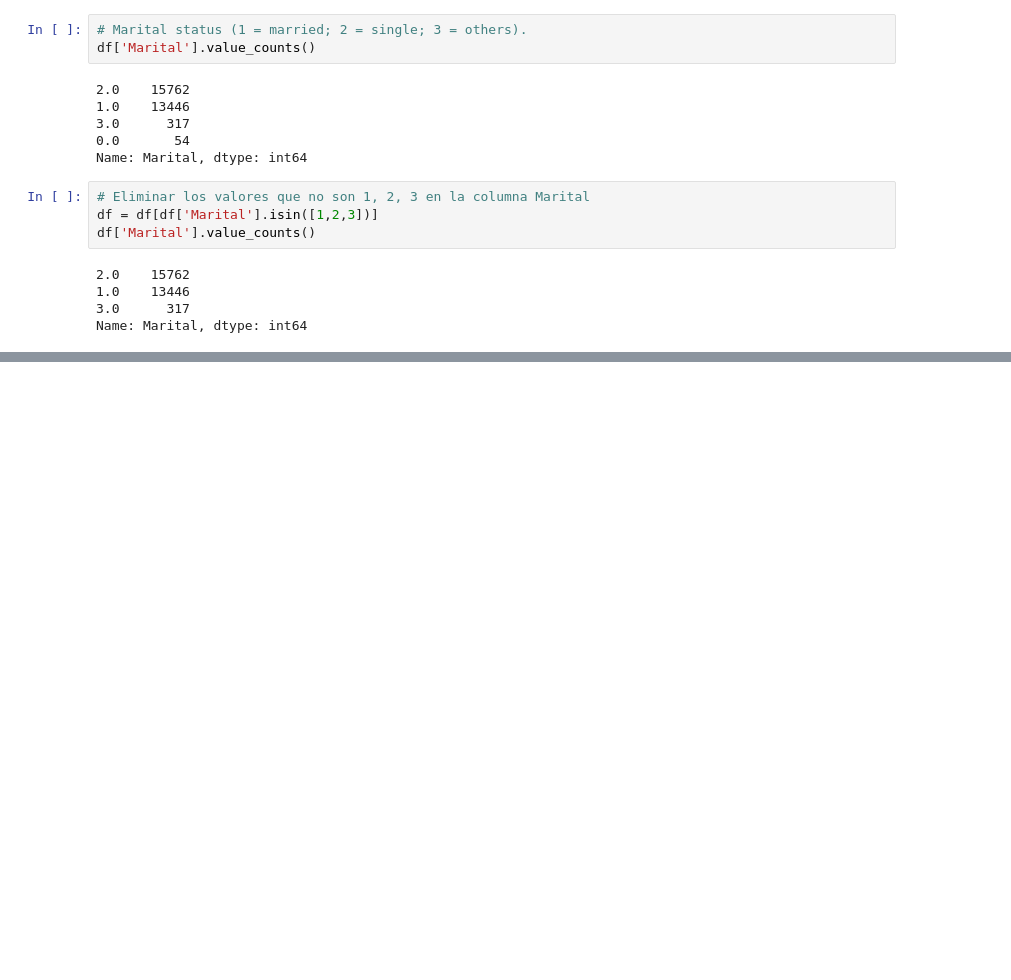
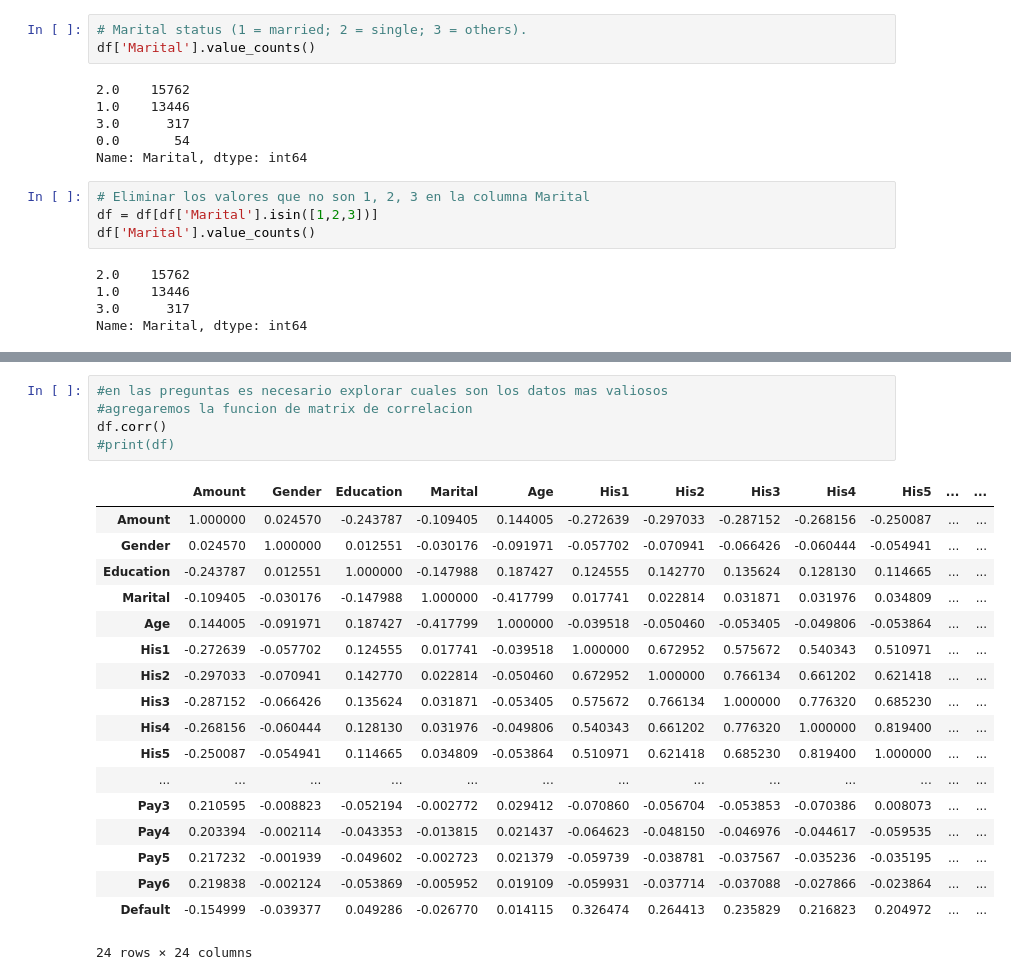
Before and after one commit to PosgradoMNA/actividades-del-projecto-equipo_104, a Jupyter notebook: Semana3_Actividad1_Equipo104.ipynb, the cells around one changed output, grey strips where cells are left out. Saved outputs shown, nothing was run; the diff lists cells and outputs as text; blank space fills up the shorter version.

```diff
--- a/Semana3_Actividad1_Equipo104.ipynb
+++ b/Semana3_Actividad1_Equipo104.ipynb
@@ -346,3 +352,27 @@ df.describe().T
+# %%
+#en las preguntas es necesario explorar cuales son los datos mas valiosos
+#agregaremos la funcion de matrix de correlacion
+df.corr()
+#print(df)
+# %% [output]
+|  | Amount | Gender | Education | Marital | Age | His1 | His2 | His3 | His4 | His5 | ... | ... |
+| Amount | 1.000000 | 0.024570 | -0.243787 | -0.109405 | 0.144005 | -0.272639 | -0.297033 | -0.287152 | -0.268156 | -0.250087 | ... | ... |
+| Gender | 0.024570 | 1.000000 | 0.012551 | -0.030176 | -0.091971 | -0.057702 | -0.070941 | -0.066426 | -0.060444 | -0.054941 | ... | ... |
+| Education | -0.243787 | 0.012551 | 1.000000 | -0.147988 | 0.187427 | 0.124555 | 0.142770 | 0.135624 | 0.128130 | 0.114665 | ... | ... |
+| Marital | -0.109405 | -0.030176 | -0.147988 | 1.000000 | -0.417799 | 0.017741 | 0.022814 | 0.031871 | 0.031976 | 0.034809 | ... | ... |
+| Age | 0.144005 | -0.091971 | 0.187427 | -0.417799 | 1.000000 | -0.039518 | -0.050460 | -0.053405 | -0.049806 | -0.053864 | ... | ... |
+| His1 | -0.272639 | -0.057702 | 0.124555 | 0.017741 | -0.039518 | 1.000000 | 0.672952 | 0.575672 | 0.540343 | 0.510971 | ... | ... |
+| His2 | -0.297033 | -0.070941 | 0.142770 | 0.022814 | -0.050460 | 0.672952 | 1.000000 | 0.766134 | 0.661202 | 0.621418 | ... | ... |
+| His3 | -0.287152 | -0.066426 | 0.135624 | 0.031871 | -0.053405 | 0.575672 | 0.766134 | 1.000000 | 0.776320 | 0.685230 | ... | ... |
+| His4 | -0.268156 | -0.060444 | 0.128130 | 0.031976 | -0.049806 | 0.540343 | 0.661202 | 0.776320 | 1.000000 | 0.819400 | ... | ... |
+| His5 | -0.250087 | -0.054941 | 0.114665 | 0.034809 | -0.053864 | 0.510971 | 0.621418 | 0.685230 | 0.819400 | 1.000000 | ... | ... |
+| ... | ... | ... | ... | ... | ... | ... | ... | ... | ... | ... | ... | ... |
+| Pay3 | 0.210595 | -0.008823 | -0.052194 | -0.002772 | 0.029412 | -0.070860 | -0.056704 | -0.053853 | -0.070386 | 0.008073 | ... | ... |
+| Pay4 | 0.203394 | -0.002114 | -0.043353 | -0.013815 | 0.021437 | -0.064623 | -0.048150 | -0.046976 | -0.044617 | -0.059535 | ... | ... |
+| Pay5 | 0.217232 | -0.001939 | -0.049602 | -0.002723 | 0.021379 | -0.059739 | -0.038781 | -0.037567 | -0.035236 | -0.035195 | ... | ... |
+| Pay6 | 0.219838 | -0.002124 | -0.053869 | -0.005952 | 0.019109 | -0.059931 | -0.037714 | -0.037088 | -0.027866 | -0.023864 | ... | ... |
+| Default | -0.154999 | -0.039377 | 0.049286 | -0.026770 | 0.014115 | 0.326474 | 0.264413 | 0.235829 | 0.216823 | 0.204972 | ... | ... |
+24 rows × 24 columns
 # %% [markdown]
 ----
 # **Parte 3: Preparación de los datos**
```
Also changed, not shown: parts of 7 cells of this notebook.
